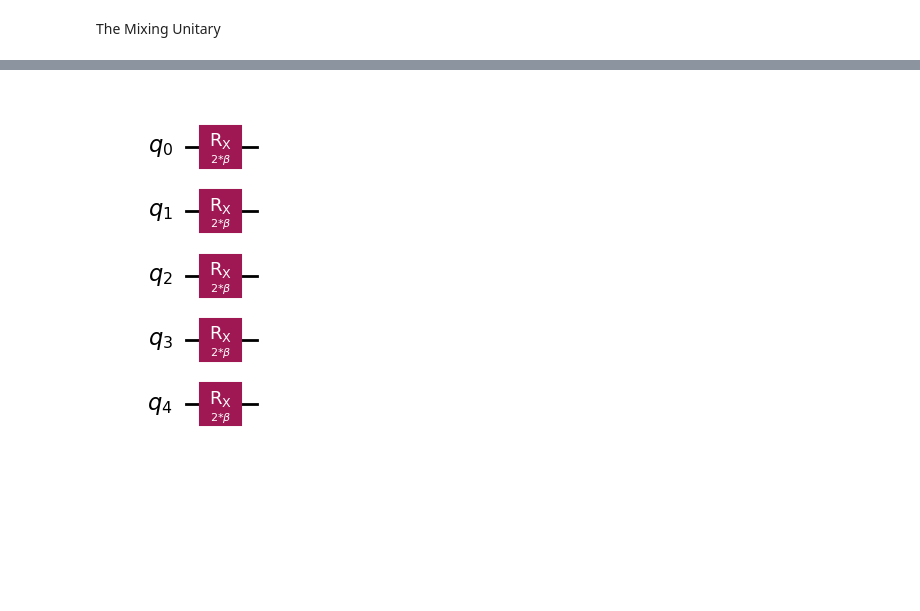
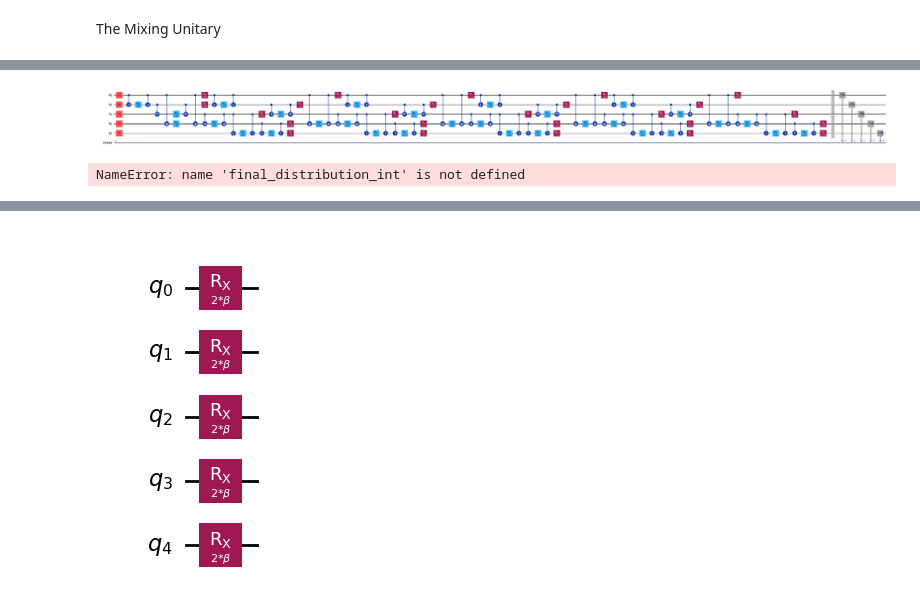
Before and after one commit to edbrown42/QuantumResearch, a Jupyter notebook: MinCut/MinCut.ipynb, the cells around one changed output, grey strips where cells are left out. Saved outputs shown, nothing was run; the diff lists cells and outputs as text; code cells hidden in the pictures; blank space fills up the shorter version.

```diff
--- a/MinCut/MinCut.ipynb
+++ b/MinCut/MinCut.ipynb
@@ -30,0 +219,13 @@ The Mixing Unitary
+# %%
+def get_black_box_objective(G,p):
+    backend = Aer.get_backend('qasm_simulator')
+    def f(theta):
+        # let's assume first half is betas, second half is gammas
+        beta = theta[:p]
+        gamma = theta[p:]
+        qc = get_qaoa_circuit(G,beta, gamma)
+        qc_compiled = transpile(qc, backend) #transpile
+        counts = backend.run(qc_compiled, shots=1024).result().get_counts() #execute the circuit
+        # return the energy
+        return compute_mincut_energy(counts, G)
+    return f
@@ -30,0 +234,10 @@ The Mixing Unitary
+# %%
+# p is the number of QAOA alternating operators
+p = 5
+obj = get_black_box_objective(graph, p)
+
+init_point = np.array([0.81069872, 2.2067517 , 0.83830696, 2.15579759, 0.37060699,
+       2.42068091, 6.1575306 , 2.2453419 , 3.85060091, 6.137845  ])
+# We are going to limit the number of iterations to 2500
+res_sample = minimize(obj, init_point, method='COBYLA', options={'maxiter':2500, 'disp': True})
+res_sample
@@ -30,0 +255,9 @@ The Mixing Unitary
+# %%
+optimal_theta = res_sample['x']
+qc = get_qaoa_circuit(graph, optimal_theta[:p], optimal_theta[p:])
+qc_compiled = transpile(qc, backend) #transpile
+job_sim = backend.run(qc_compiled, shots=1024)
+
+counts = job_sim.result().get_counts() #execute the circuit
+
+counts
@@ -30,0 +282,18 @@ The Mixing Unitary
+# %%
+#show optimized circuit
+qc_compiled.draw('mpl', fold=False)
+# %% [output]
+[figure, added]
+# %%
+# determine most likely bitstring
+def to_bitstring(integer, num_bits):
+    result = np.binary_repr(integer, width=num_bits)
+    return [int(digit) for digit in result]
+
+keys = list(final_distribution_int.keys())
+values = list(final_distribution_int.values())
+most_likely = keys[np.argmax(np.abs(values))]
+most_likely_bitstring = to_bitstring(most_likely, len(graph))
+most_likely_bitstring.reverse() #reverse so positions in bit string match with labels on graph print("Resulting bitstring:", most_likely_bitstring)
+# %% [output]
+NameError: name 'final_distribution_int' is not defined
```
Also changed, not shown: parts of 28 cells of this notebook.
